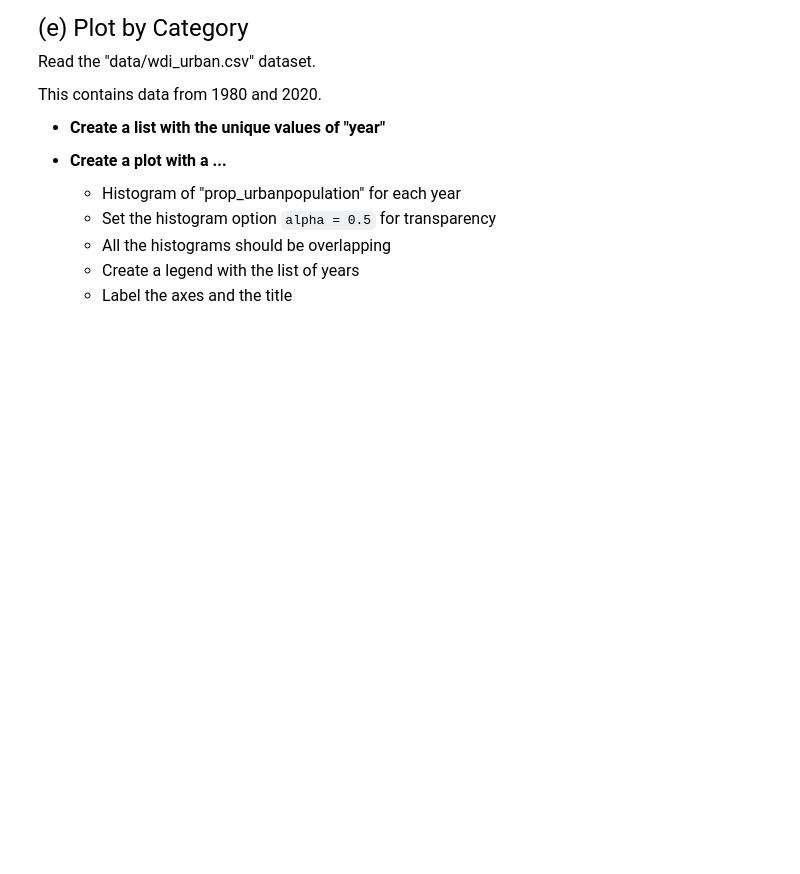
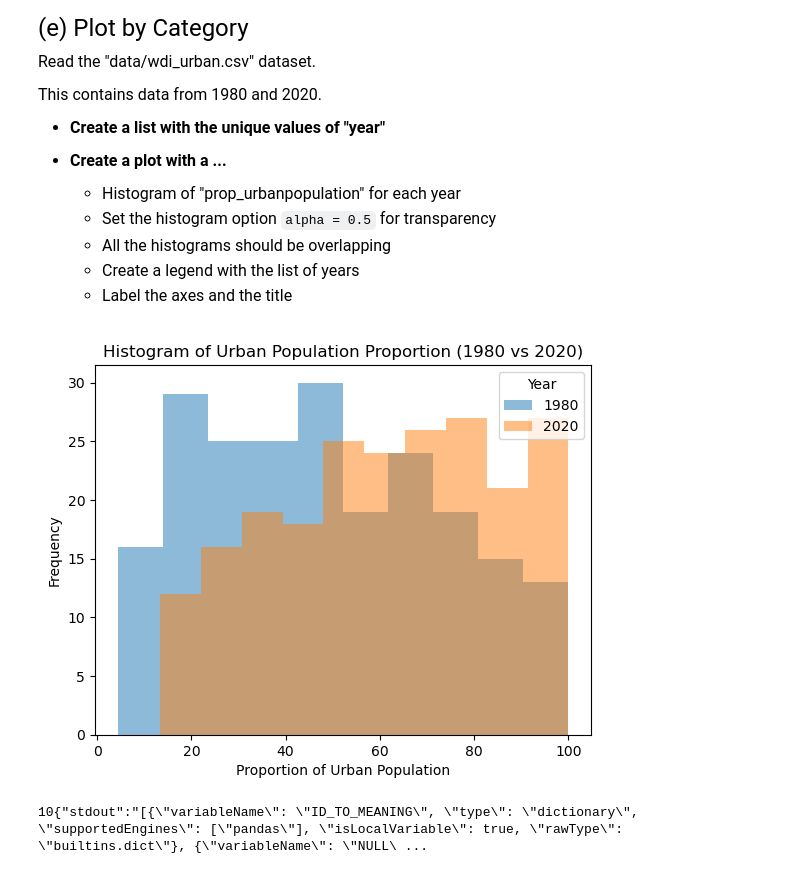
Before and after one commit to sohasewani/qtm151spring2025, a Jupyter notebook: Assignments/assignment6/assignment6.ipynb.ipynb, the cells around one changed output. Drawn from its saved outputs; the diff is of its cells as text; code cells hidden in the pictures; blank space fills up the shorter version.

```diff
--- a/Assignments/assignment6/assignment6.ipynb.ipynb
+++ b/Assignments/assignment6/assignment6.ipynb.ipynb
@@ -102,0 +171,20 @@ Read the "data/wdi_urban.csv" dataset.
+# %%
+# Write your answer here:
+urban = pd.read_csv("data/wdi_urban.csv")
+urban
+
+unique_years = pd.unique(urban["year"])
+
+for year in unique_years:
+    df = urban.query("year == @year")
+    plt.hist(x = df["prop_urbanpopulation"], alpha=0.5, label=str(year))
+
+plt.xlabel("Proportion of Urban Population")
+plt.ylabel("Frequency")
+plt.title("Histogram of Urban Population Proportion (1980 vs 2020)")
+plt.legend(labels = unique_years,
+           title="Year")
+plt.show()
+# %% [output]
+[figure, added]
+10{"stdout":"[{\"variableName\": \"ID_TO_MEANING\", \"type\": \"dictionary\", \"supportedEngines\": [\"pandas\"], \"isLocalVariable\": true, \"rawType\": \"builtins.dict\"}, {\"variableName\": \"NULL\ ...
```
Also changed, not shown: parts of 12 cells of this notebook, 2 other files.
